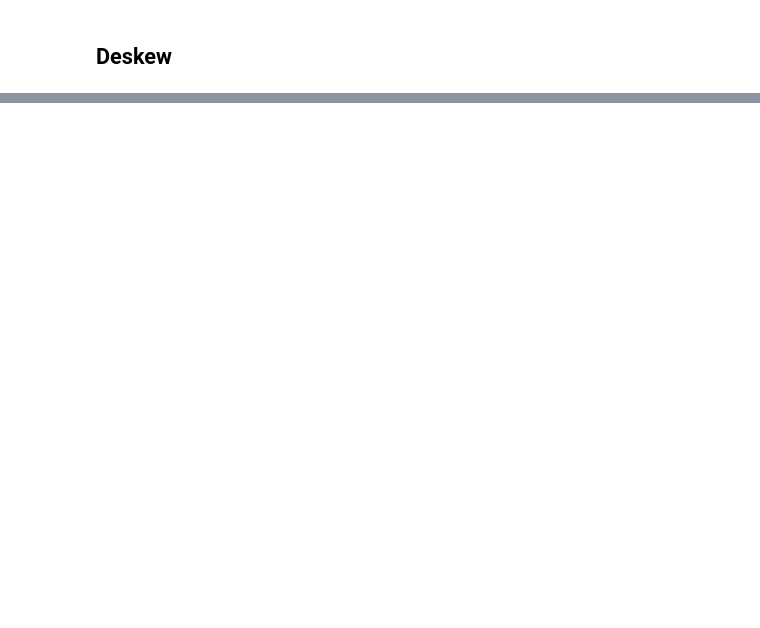
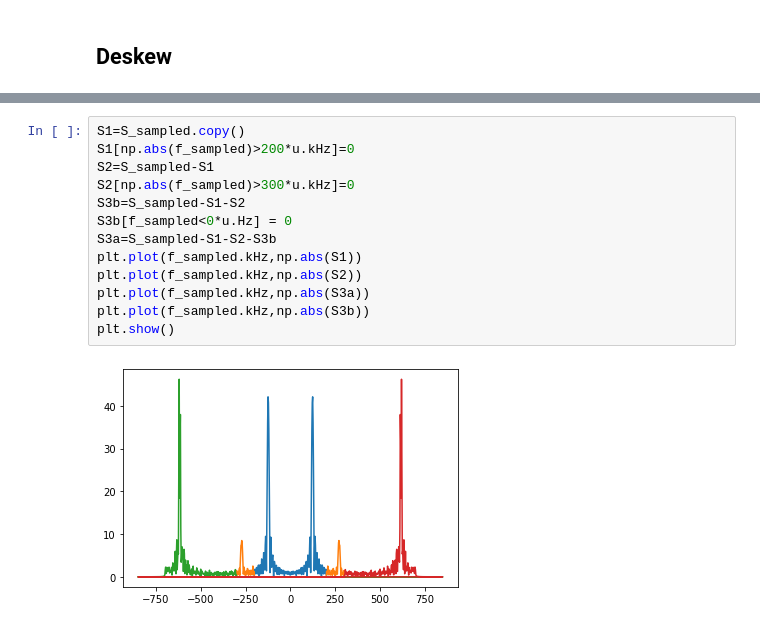
Before and after one commit to mikemayer67/PhysDim, a Jupyter notebook: PulseLab.ipynb, the cells around one changed output, grey strips where cells are left out. Drawn from its saved outputs; the diff is of its cells as text; blank space fills up the shorter version.

```diff
--- a/PulseLab.ipynb
+++ b/PulseLab.ipynb
@@ -237,0 +267,15 @@ plt.plot((f_sampled/gamma).usec)
+# %%
+S1=S_sampled.copy()
+S1[np.abs(f_sampled)>200*u.kHz]=0
+S2=S_sampled-S1
+S2[np.abs(f_sampled)>300*u.kHz]=0
+S3b=S_sampled-S1-S2
+S3b[f_sampled<0*u.Hz] = 0
+S3a=S_sampled-S1-S2-S3b
+plt.plot(f_sampled.kHz,np.abs(S1))
+plt.plot(f_sampled.kHz,np.abs(S2))
+plt.plot(f_sampled.kHz,np.abs(S3a))
+plt.plot(f_sampled.kHz,np.abs(S3b))
+plt.show()
+# %% [output]
+[figure, added]
```
Also changed, not shown: parts of 18 cells of this notebook.
